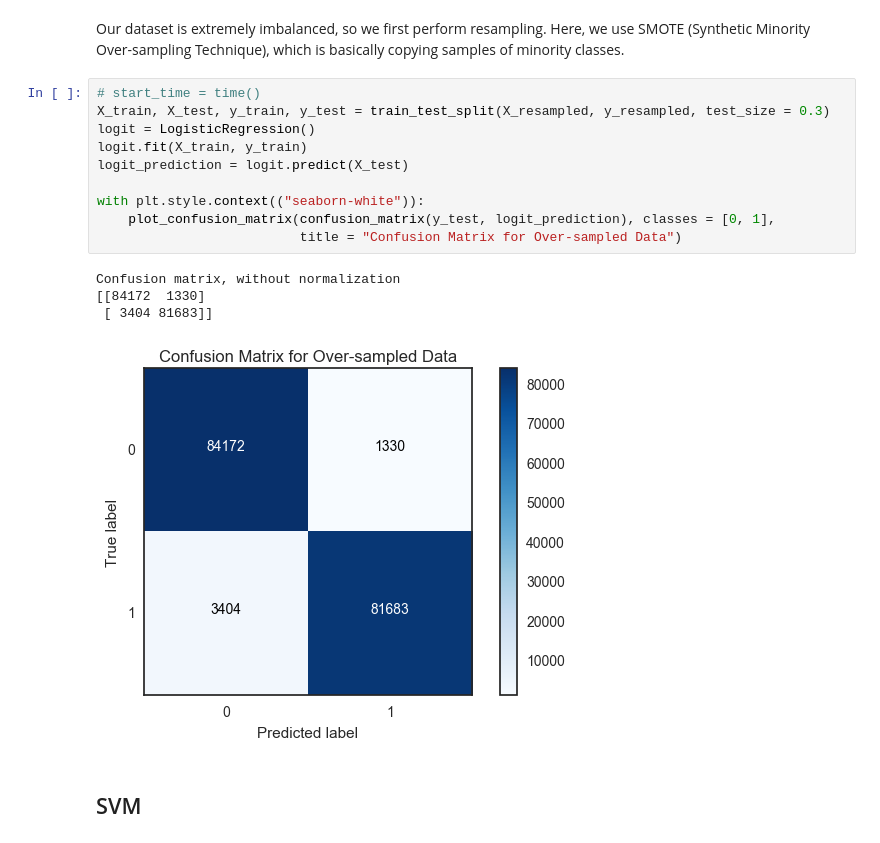
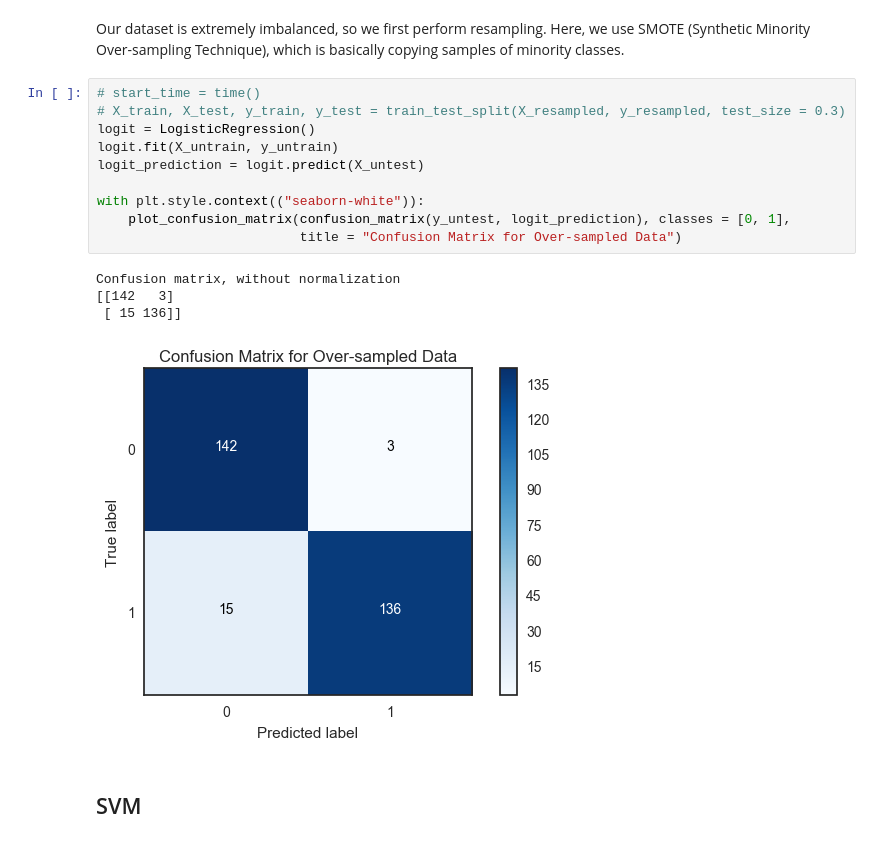
Before and after one commit to guanyu917/Fraud-Detection, a Jupyter notebook: Credit Card Fraud Transaction Detection.ipynb, the cells around one changed output. Saved outputs shown, nothing was run; the diff lists cells and outputs as text.

```diff
--- a/Credit Card Fraud Transaction Detection.ipynb
+++ b/Credit Card Fraud Transaction Detection.ipynb
@@ -242,19 +243,19 @@ def plot_confusion_matrix(cm, classes, normalize = False, title = "Confusion mat
 <p><font size="3.5", face="arial">Our dataset is extremely imbalanced, so we first perform resampling. Here, we use SMOTE (Synthetic Minority Over-sampling Technique), which is basically copying samples of minority classes.</font></p>
 # %%
 # start_time = time()
-X_train, X_test, y_train, y_test = train_test_split(X_resampled, y_resampled, test_size = 0.3)
+# X_train, X_test, y_train, y_test = train_test_split(X_resampled, y_resampled, test_size = 0.3)
 logit = LogisticRegression()
-logit.fit(X_train, y_train)
-logit_prediction = logit.predict(X_test)
+logit.fit(X_untrain, y_untrain)
+logit_prediction = logit.predict(X_untest)
 
 with plt.style.context(("seaborn-white")):
-    plot_confusion_matrix(confusion_matrix(y_test, logit_prediction), classes = [0, 1],
+    plot_confusion_matrix(confusion_matrix(y_untest, logit_prediction), classes = [0, 1],
                           title = "Confusion Matrix for Over-sampled Data")
 # %% [output]
 Confusion matrix, without normalization
-[[84172  1330]
- [ 3404 81683]]
+[[142   3]
+ [ 15 136]]
-[figure, old version]
+[figure, new version]
 # %% [markdown]
 ## SVM
 # %% [markdown]
```
Also changed, not shown: parts of 17 cells of this notebook.
